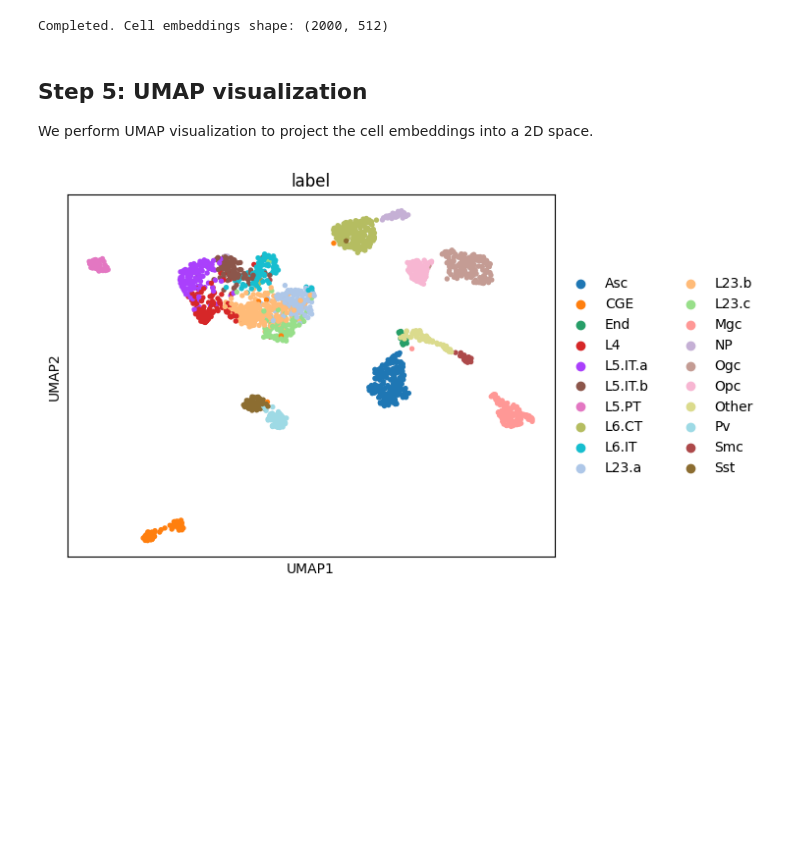
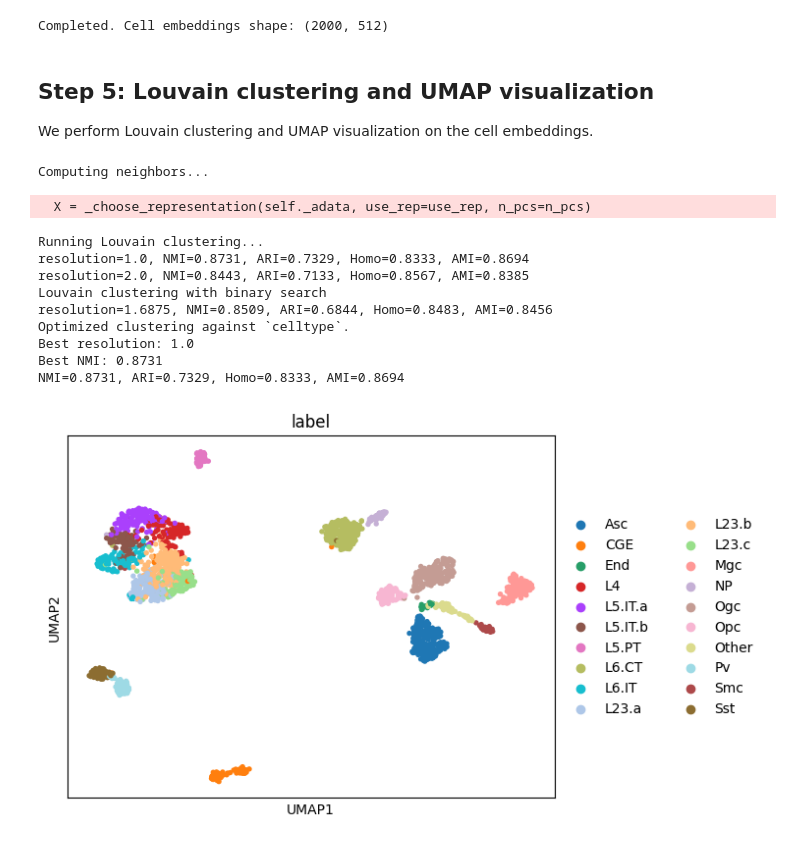
Before and after one commit to likeyi19/EpiZoo, a Jupyter notebook: examples/01_extract_cell_embeddings.ipynb, the cells around one changed output. Drawn from its saved outputs; the diff is of its cells as text; code cells hidden in the pictures; blank space fills up the shorter version.

```diff
--- a/examples/01_extract_cell_embeddings.ipynb
+++ b/examples/01_extract_cell_embeddings.ipynb
@@ -158,21 +158,41 @@ print(f"Completed. Cell embeddings shape: {cell_embeddings.shape}")
 # %% [output]
 Completed. Cell embeddings shape: (2000, 512)
 # %% [markdown]
-## Step 5: UMAP visualization
+## Step 5: Louvain clustering and UMAP visualization
 
-We perform UMAP visualization to project the cell embeddings into a 2D space.
+We perform Louvain clustering and UMAP visualization on the cell embeddings.
 # %%
+from epizoo.metrics.cluster import run_louvain
 from epizoo.visualization import run_umap
+
+# Run Louvain clustering on the extracted cell embeddings
+adata_cell_embeddings = sc.AnnData(cell_embeddings)
+adata_cell_embeddings.obs['celltype'] = adata.obs['celltype'].values
+run_louvain(
+    adata_cell_embeddings,
+    label_key='celltype',
+)
 
 # Run UMAP on the extracted cell embeddings
 adata = run_umap(
     cell_embeddings,
     labels=adata.obs['celltype'].values,
     label_key="label",
     output_file=None,
     n_neighbors=15,
     random_state=2020,
     show=True,
 )
 # %% [output]
+Computing neighbors...
+  X = _choose_representation(self._adata, use_rep=use_rep, n_pcs=n_pcs)
+Running Louvain clustering...
+resolution=1.0, NMI=0.8731, ARI=0.7329, Homo=0.8333, AMI=0.8694
+resolution=2.0, NMI=0.8443, ARI=0.7133, Homo=0.8567, AMI=0.8385
+Louvain clustering with binary search
+resolution=1.6875, NMI=0.8509, ARI=0.6844, Homo=0.8483, AMI=0.8456
+Optimized clustering against `celltype`.
+Best resolution: 1.0
+Best NMI: 0.8731
+NMI=0.8731, ARI=0.7329, Homo=0.8333, AMI=0.8694
-[figure, old version]
+[figure, new version]
```
Also changed, not shown: 2 other files.
